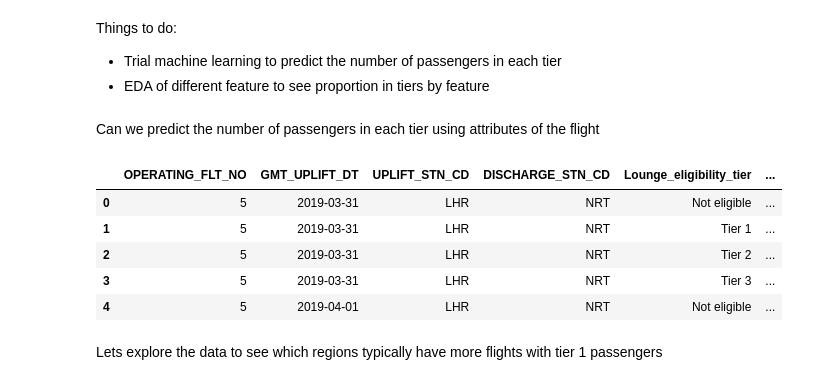
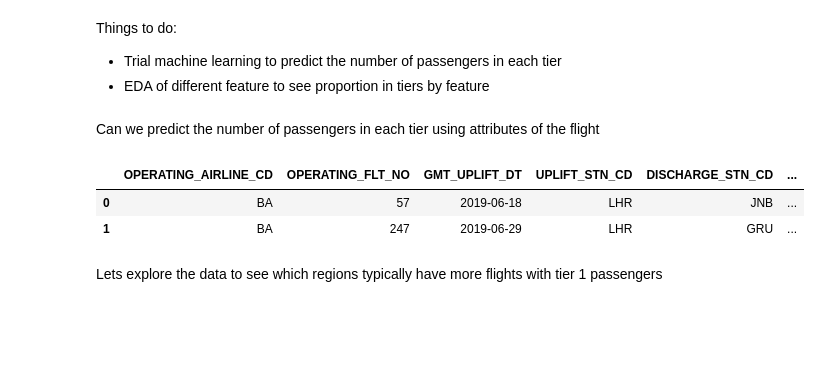
Before and after one commit to archied98/HackathonRepo, a Jupyter notebook: Ops Hackathon Starter Code.ipynb, the cells around one changed output. Cells and saved outputs as stored; diff of their text form; code cells hidden in the pictures; blank space fills up the shorter version.

```diff
--- a/Ops Hackathon Starter Code.ipynb
+++ b/Ops Hackathon Starter Code.ipynb
@@ -547,12 +556,9 @@ Things to do:
 - EDA of different feature to see proportion in tiers by feature
 # %% [markdown]
 Can we predict the number of passengers in each tier using attributes of the flight
-# %%
-df_tier.head()
-# %% [output]
-|  | OPERATING_FLT_NO | GMT_UPLIFT_DT | UPLIFT_STN_CD | DISCHARGE_STN_CD | Lounge_eligibility_tier | ... |
-| 0 | 5 | 2019-03-31 | LHR | NRT | Not eligible | ... |
-| 1 | 5 | 2019-03-31 | LHR | NRT | Tier 1 | ... |
-| 2 | 5 | 2019-03-31 | LHR | NRT | Tier 2 | ... |
-| 3 | 5 | 2019-03-31 | LHR | NRT | Tier 3 | ... |
-| 4 | 5 | 2019-04-01 | LHR | NRT | Not eligible | ... |
+# %%
+df_final.head(2)
+# %% [output]
+|  | OPERATING_AIRLINE_CD | OPERATING_FLT_NO | GMT_UPLIFT_DT | UPLIFT_STN_CD | DISCHARGE_STN_CD | ... |
+| 0 | BA | 57 | 2019-06-18 | LHR | JNB | ... |
+| 1 | BA | 247 | 2019-06-29 | LHR | GRU | ... |
```
Also changed, not shown: parts of 18 cells of this notebook.
